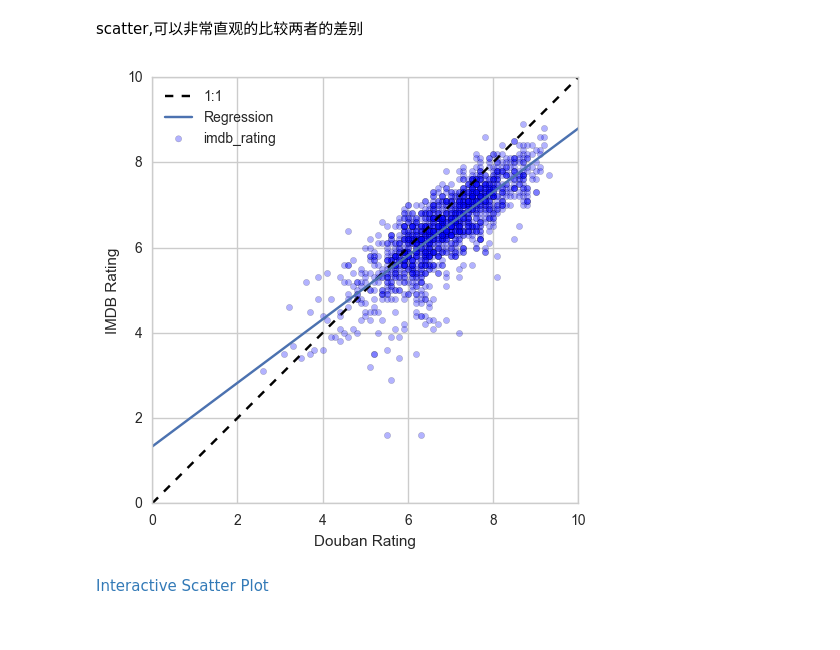
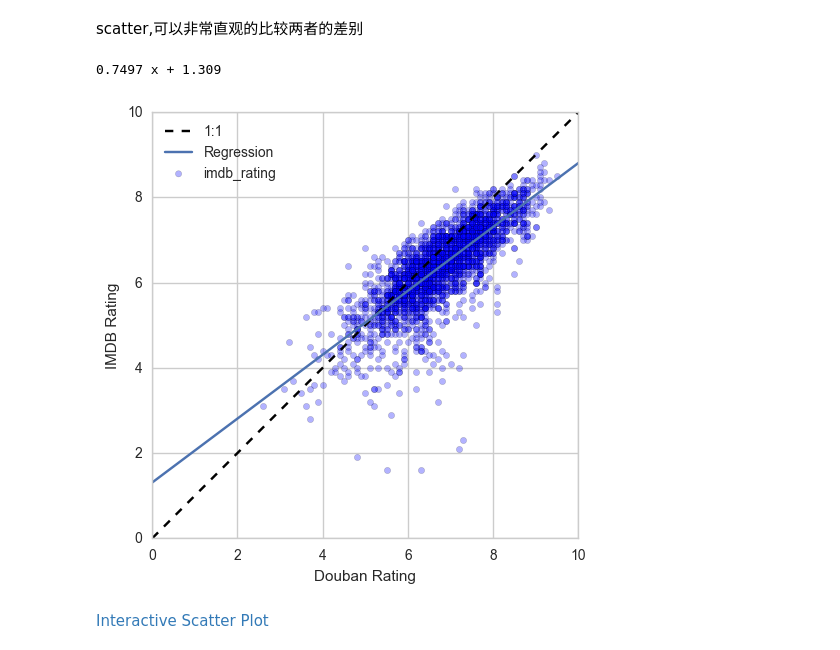
Before and after one commit to cqcn1991/movie-compare, a Jupyter notebook: application.ipynb, the cells around one changed output. Saved outputs shown, nothing was run; the diff lists cells and outputs as text; code cells hidden in the pictures.

```diff
--- a/application.ipynb
+++ b/application.ipynb
@@ -12,7 +12,7 @@ load_libs()
 # 1. Data Wrangling
 # %%
 data = []
-for year in range(2010,2014):
+for year in range(2008,2016):
     file = "./data/movie_list_%s_v2.json" % year
     with open(file, encoding='utf-8' ) as data_file:
         data += json.load(data_file)
@@ -89,9 +89,10 @@ df['imdb_rating'] = df['omdb_info'].apply(lambda x: x.get('imdbRating', np.nan))
 df['metascore'] = df['omdb_info'].apply(lambda x: x.get('Metascore', np.nan))
 df = df.dropna()
 df = df[(df.imdb_rating != 'N/A') &(df.metascore != 'N/A')]
+
+df['year']=df['omdb_info'].apply(lambda x: x.get('Year', np.nan))
+df['year'] = df['year'].astype(float)
 df['imdb_ratings_count'] = df['omdb_info'].apply(lambda x: int(x['imdbVotes'].replace(',', '')))
-df['db_rating'] = df['douban_info'].apply(lambda x: x['rating']['average'])
-df['db_ratings_count'] = df['douban_info'].apply(lambda x: x['ratings_count'])
 df['imdb_rating'] = df['imdb_rating'].astype(float)
 df['imdb_ratings_count'] = df['imdb_ratings_count'].astype(float)
 # df['name'] = df['name'].apply(lambda x: x.encode('ascii','ignore'))
@@ -100,8 +101,13 @@ df['metascore'] = df['metascore']/10
 df['genre']=df['omdb_info'].apply(lambda x: x.get('Genre', 'none'))
 df['country']=df['omdb_info'].apply(lambda x: x.get('Country', 'none'))
 # df['image_url']=df['omdb_info'].apply(lambda x: x.get('Poster', 'none'))
+
+df['name'] = df['douban_info'].apply(lambda x: x['title'])
+df['db_rating'] = df['douban_info'].apply(lambda x: x['rating']['average'])
+df['db_ratings_count'] = df['douban_info'].apply(lambda x: x['ratings_count'])
 df['image_url']=df['douban_info'].apply(lambda x: x['images']['large'])
 df['douban_url']=df['douban_info'].apply(lambda x: x['alt'])
+df['douban_year']=df['douban_info'].apply(lambda x: x['year'])
 
 df.drop('douban_info', 1, inplace=True)
 df.drop('omdb_info', 1, inplace=True)
@@ -193,0 +208,3 @@ df.describe()
+# %%
+df = df.query('year > 2005')
+df.describe()
@@ -238,9 +279,11 @@ movie_list(df.sort_values(by='db_rating',ascending=False))
 # %% [markdown]
 scatter,可以非常直观的比较两者的差别
 # %%
-fig, _ , scatter_plot = plot_movie_scatter_comparison(df, title='')
+fig, fit_fn , scatter_plot = plot_movie_scatter_comparison(df, title='', type='rating')
+print(fit_fn)
 # %% [output]
+0.7497 x + 1.309
-[figure, old version]
+[figure, new version]
 # %%
 turn_scatter_into_interactive(fig, scatter_plot, df, 'movie_compare_all.html')
 # %% [output]
```
Also changed, not shown: parts of 46 cells of this notebook, 31 other files.
